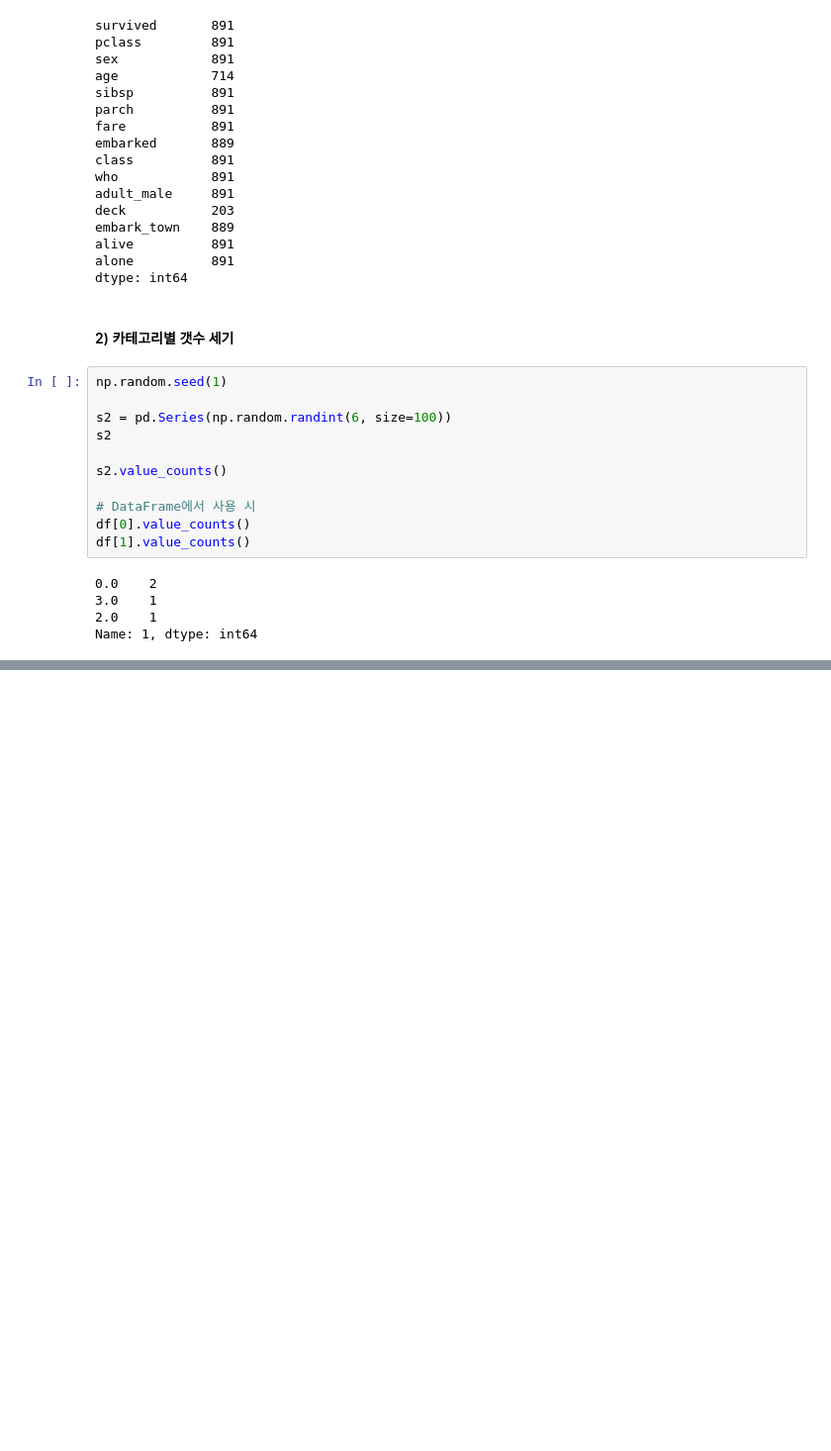
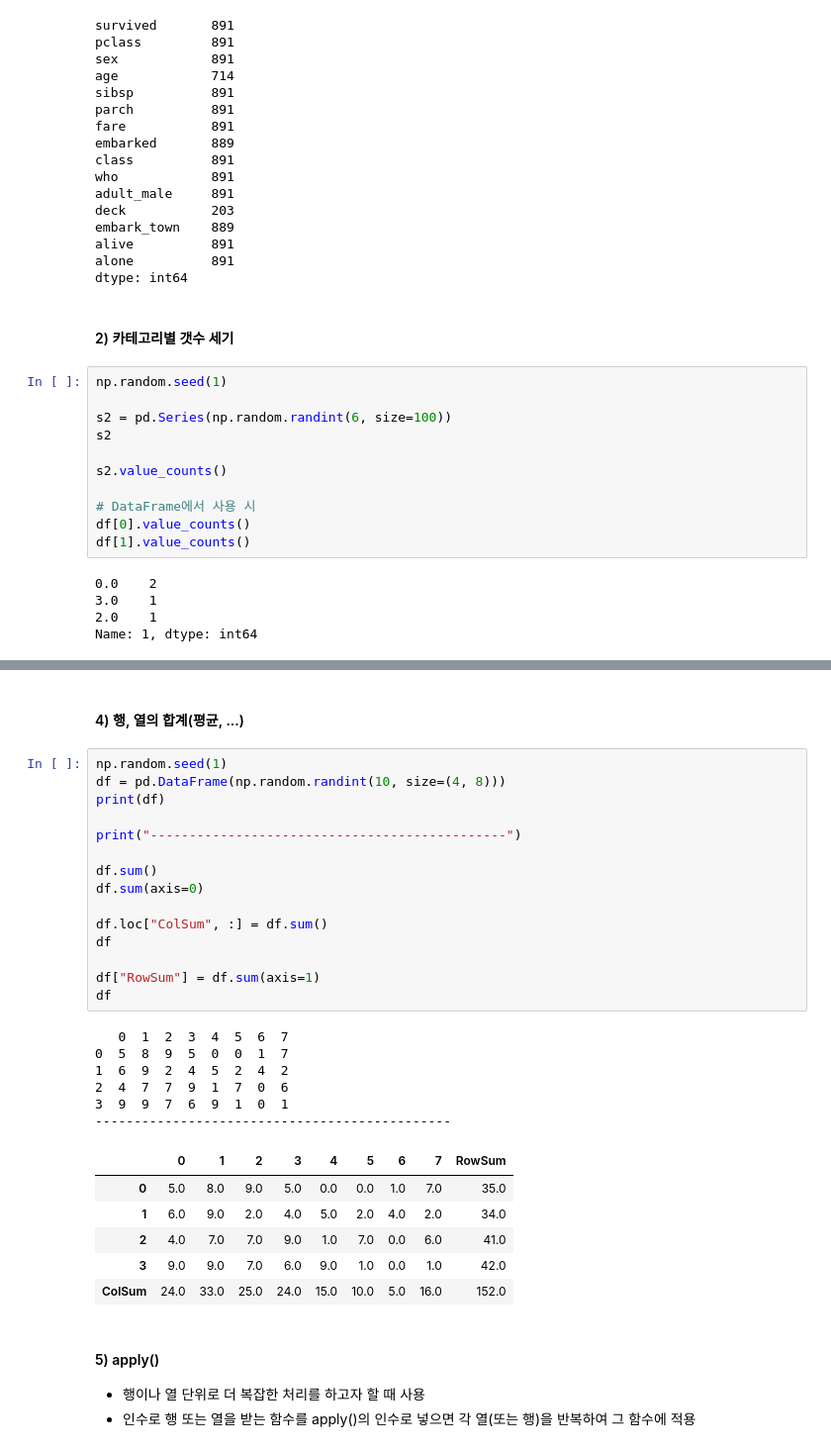
Before and after one commit to not147/PythonBasic, a Jupyter notebook: pythonwork/analysis/2_pandas.ipynb, the cells around one changed output, grey strips where cells are left out. Shown: that part at 99% size. Drawn from its saved outputs; the diff is of its cells as text; blank space fills up the shorter version.

```diff
--- a/pythonwork/analysis/2_pandas.ipynb
+++ b/pythonwork/analysis/2_pandas.ipynb
@@ -892,0 +994,35 @@ Name: 1, dtype: int64
+# %% [markdown]
+#### 4) 행, 열의 합계(평균, ...)
+# %%
+np.random.seed(1)
+df = pd.DataFrame(np.random.randint(10, size=(4, 8)))
+print(df)
+
+print("----------------------------------------------")
+
+df.sum()
+df.sum(axis=0)
+
+df.loc["ColSum", :] = df.sum()
+df
+
+df["RowSum"] = df.sum(axis=1)
+df
+# %% [output]
+   0  1  2  3  4  5  6  7
+0  5  8  9  5  0  0  1  7
+1  6  9  2  4  5  2  4  2
+2  4  7  7  9  1  7  0  6
+3  9  9  7  6  9  1  0  1
+----------------------------------------------
+|  | 0 | 1 | 2 | 3 | 4 | 5 | 6 | 7 | RowSum |
+| 0 | 5.0 | 8.0 | 9.0 | 5.0 | 0.0 | 0.0 | 1.0 | 7.0 | 35.0 |
+| 1 | 6.0 | 9.0 | 2.0 | 4.0 | 5.0 | 2.0 | 4.0 | 2.0 | 34.0 |
+| 2 | 4.0 | 7.0 | 7.0 | 9.0 | 1.0 | 7.0 | 0.0 | 6.0 | 41.0 |
+| 3 | 9.0 | 9.0 | 7.0 | 6.0 | 9.0 | 1.0 | 0.0 | 1.0 | 42.0 |
+| ColSum | 24.0 | 33.0 | 25.0 | 24.0 | 15.0 | 10.0 | 5.0 | 16.0 | 152.0 |
+# %% [markdown]
+#### 5) apply()
+
++ 행이나 열 단위로 더 복잡한 처리를 하고자 할 때 사용
++ 인수로 행 또는 열을 받는 함수를 apply()의 인수로 넣으면 각 열(또는 행)을 반복하여 그 함수에 적용
```
Also changed, not shown: parts of 44 cells of this notebook.
